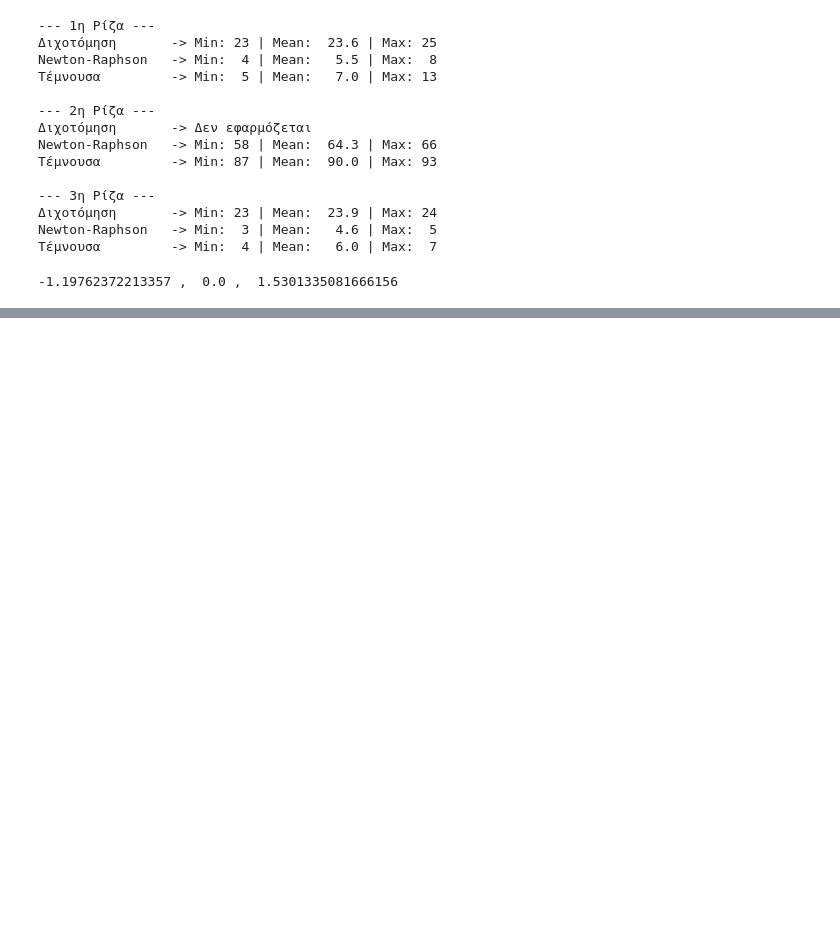
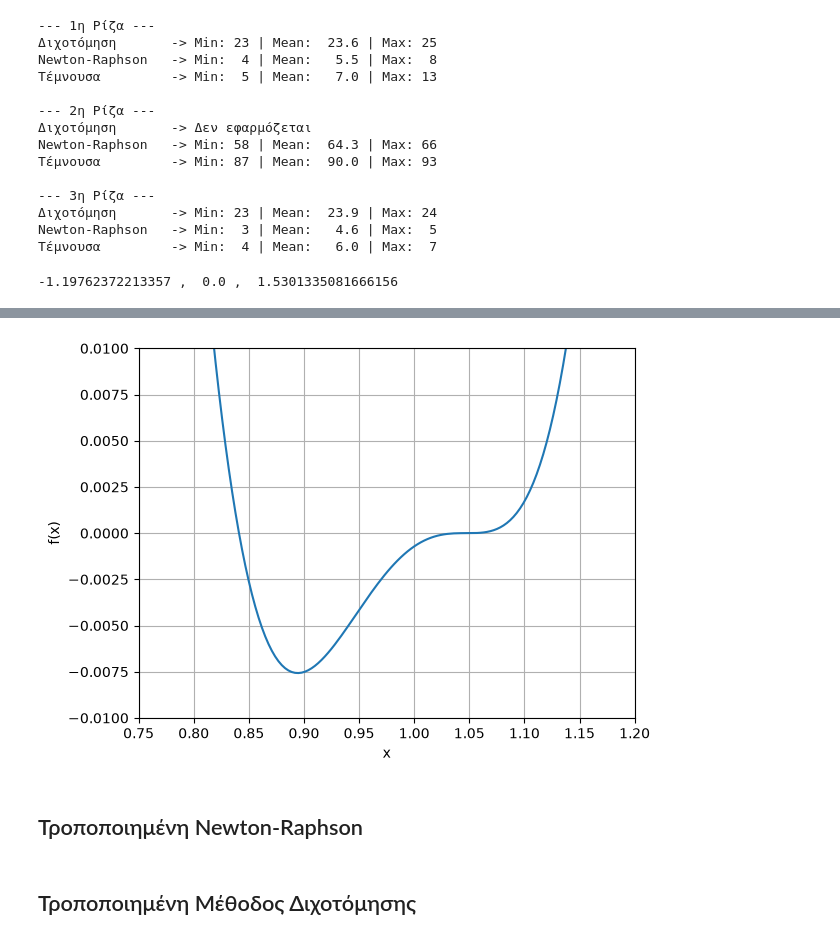
Before and after one commit to emorozo2006/numanal_uni, a Jupyter notebook: notebook.ipynb, the cells around one changed output, grey strips where cells are left out. Cells and saved outputs as stored; diff of their text form; code cells hidden in the pictures; blank space fills up the shorter version.

```diff
--- a/notebook.ipynb
+++ b/notebook.ipynb
@@ -248,0 +360,20 @@ j = 0
+# %%
+
+x=np.linspace(0,3,1000)
+y = (
+    94 * np.cos(x) ** 3
+    - 24 * np.cos(x)
+    + 177 * np.sin(x) ** 2
+    - 108 * np.sin(x) ** 4
+    - 72 * (np.cos(x) ** 3) * (np.sin(x) ** 2)
+    - 65
+)
+plt.plot(x,y)
+plt.xlim(0.75, 1.20)
+plt.ylim(-0.01, 0.01)
+plt.grid(True, axis='both')
+plt.xlabel('x')
+plt.ylabel('f(x)')
+plt.show()
+# %% [output]
+[figure, added]
@@ -248,0 +418,2 @@ j = 0
+# %% [markdown]
+## Τροποποιημένη Newton-Raphson
@@ -248,0 +455,2 @@ j = 0
+# %% [markdown]
+## Τροποποιημένη Μέθοδος Διχοτόμησης
```
Also changed, not shown: parts of 24 cells of this notebook.
